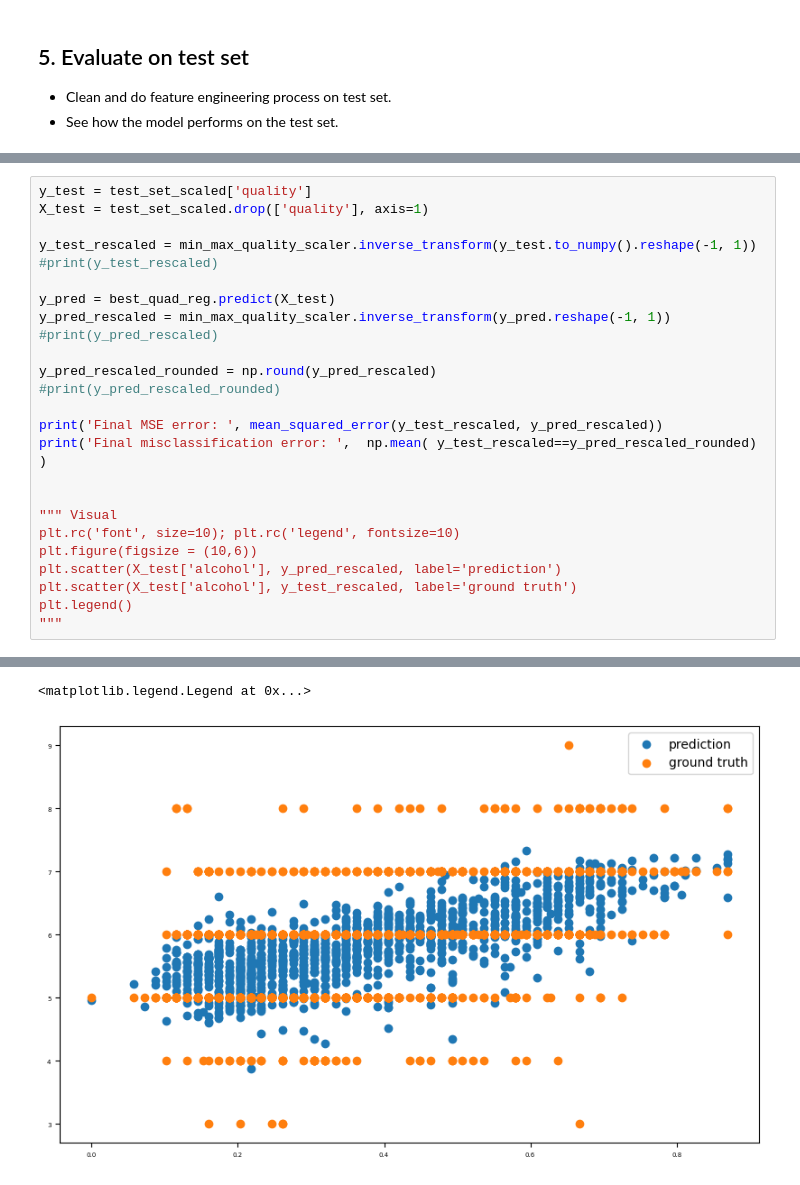
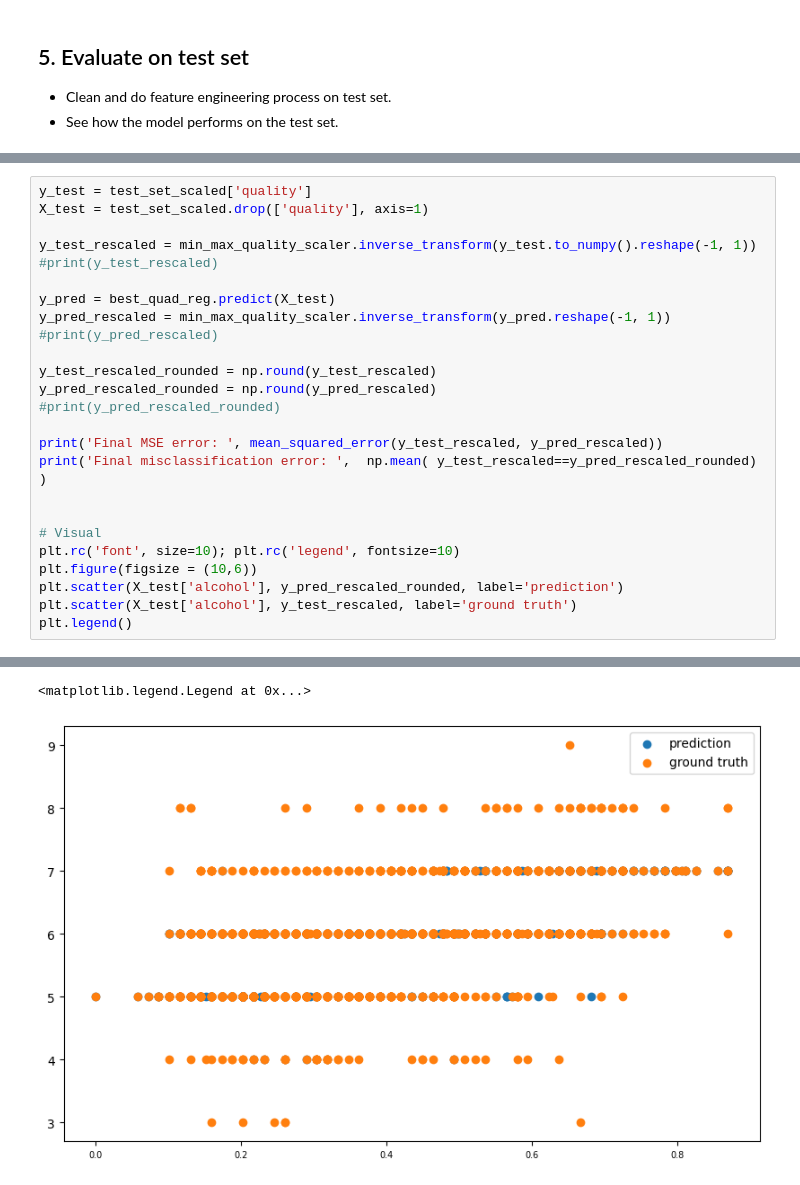
Before and after one commit to alapena/wine-tasters-AAF, a Jupyter notebook: The-Project/The-Project-Fred-reg.ipynb, the cells around one changed output, grey strips where cells are left out. Cells and saved outputs as stored; diff of their text form.

```diff
--- a/The-Project/The-Project-Fred-reg.ipynb
+++ b/The-Project/The-Project-Fred-reg.ipynb
@@ -417,6 +429,7 @@ y_pred = best_quad_reg.predict(X_test)
 y_pred_rescaled = min_max_quality_scaler.inverse_transform(y_pred.reshape(-1, 1))
 #print(y_pred_rescaled)
 
+y_test_rescaled_rounded = np.round(y_test_rescaled)
 y_pred_rescaled_rounded = np.round(y_pred_rescaled)
 #print(y_pred_rescaled_rounded)
 
@@ -424,11 +437,10 @@ print('Final MSE error: ', mean_squared_error(y_test_rescaled, y_pred_rescaled))
 print('Final misclassification error: ',  np.mean( y_test_rescaled==y_pred_rescaled_rounded)  )
 
 
-""" Visual
+# Visual
 plt.rc('font', size=10); plt.rc('legend', fontsize=10)
 plt.figure(figsize = (10,6))
-plt.scatter(X_test['alcohol'], y_pred_rescaled, label='prediction')
+plt.scatter(X_test['alcohol'], y_pred_rescaled_rounded, label='prediction')
 plt.scatter(X_test['alcohol'], y_test_rescaled, label='ground truth')
 plt.legend()
-"""
 # %% [output]
@@ -436,3 +448,3 @@ Final MSE error:  0.5008594912368525
 Final misclassification error:  0.48615384615384616
 <matplotlib.legend.Legend at 0x...>
-[figure, old version]
+[figure, new version]
```
Also changed, not shown: parts of 8 cells of this notebook.
